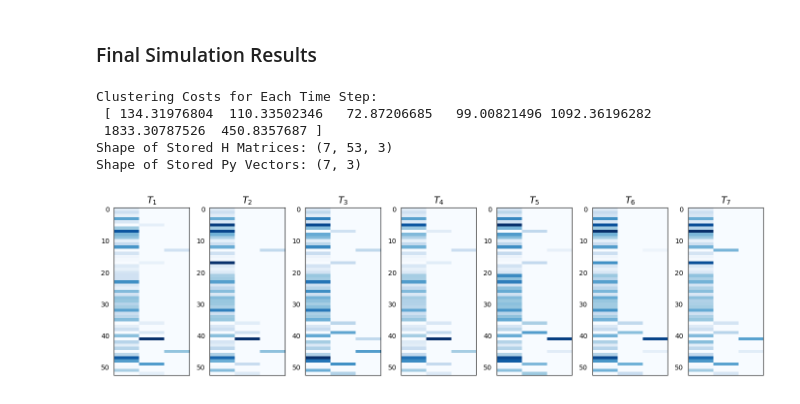
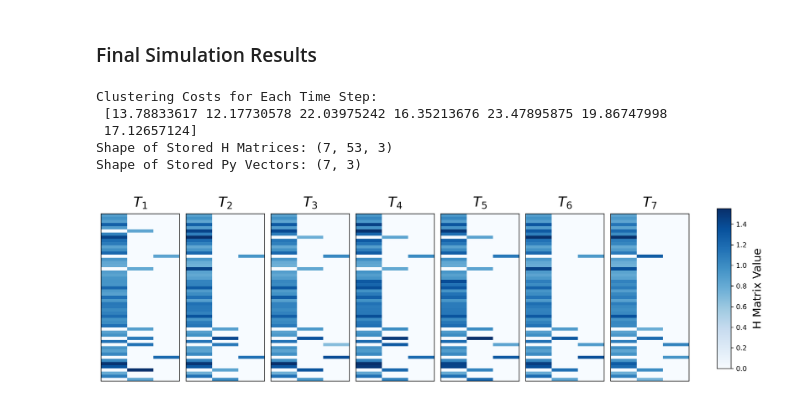
Before and after one commit to salar96/MEP-Orthogonal-NMF, a Jupyter notebook: ONMF_constrained.ipynb, the cells around one changed output. Cells and saved outputs as stored; diff of their text form; code cells hidden in the pictures.

```diff
--- a/ONMF_constrained.ipynb
+++ b/ONMF_constrained.ipynb
@@ -145,11 +146,12 @@ N, d = Xa.shape
 kmeans = KMeans(n_clusters=K, n_init=10)
 labels = kmeans.fit_predict(Xa_n)
 Y_kmeans_2 = kmeans.cluster_centers_
-Y_kmeans = scaler.inverse_transform(Y_kmeans_2)
+# Y_kmeans = scaler.inverse_transform(Y_kmeans_2)
+Y_kmeans = Y_kmeans_2
 P_kmeans = np.zeros((N, K))
 P_kmeans[np.arange(N), labels] = 1  # Assign 1s to the corresponding cluster indices
 # %%
-H = update_P(P_kmeans, Xa, Y_kmeans)
+H = update_P(P_kmeans, Xa_n, Y_kmeans)
 # %%
 # Set figure size and aspect ratio
 fig, ax = plt.subplots(figsize=(2, 6), dpi=100)  # Adjust width & height
@@ -656,7 +659,7 @@ Iteration 58: Solving for beta = 32.60851525067517
 Iteration 59: Solving for beta = 39.1302183008102
 Iteration 60: Solving for beta = 46.956261960972235
 # %%
-H = update_P(Pa_n_c_bin, Xa, Ya_n_c)
+H = update_P(Pa_n_c_bin, Xa_n, Ya_n_c)
 # %%
 # Set figure size and aspect ratio
 fig, ax = plt.subplots(figsize=(2, 6), dpi=100)  # Adjust width & height
@@ -709,12 +712,12 @@ for find in range(T):
 
     # Step 1: Perform clustering (unconstrained)
     Ya_2, Pa = clustering(Xa_n, m, pert, beta_final, alpha)
-    Ya = scaler.inverse_transform(Ya_2)   # Convert back to original scale
-    # Ya = Ya_2
+    # Ya = scaler.inverse_transform(Ya_2)   # Convert back to original scale
+    Ya = Ya_2
     Pa_bin = closest_binary_matrix(Pa)
 
     # Step 2: Compute clustering cost
-    D = Clustering_Cost(Xa, Ya, Pa_bin) * 1e-9
+    D = Clustering_Cost(Xa_n, Ya, Pa_bin)
     clustering_costs.append(D)  # Store the cost
 
     # Step 3: Compute permutation matrix and rearrange Pa and Ya
@@ -722,7 +725,7 @@ for find in range(T):
     Pa_bin, Ya = Pa_bin @ Pi, Pi.T @ Ya
 
     # Step 4: Compute H matrix
-    H = H = update_P(Pa_bin, Xa, Ya)
+    H = H = update_P(Pa_bin, Xa_n, Ya)
     H_matrices.append(H)  # Store H matrix
 
     # Step 5: Compute assignment vecors
@@ -740,32 +743,48 @@ print("Shape of Stored H Matrices:", H_matrices.shape)
 print("Shape of Stored Py Vectors:", Py_array.shape)
 # %% [output]
 Clustering Costs for Each Time Step:
- [ 134.31976804  110.33502346   72.87206685   99.00821496 1092.36196282
- 1833.30787526  450.8357687 ]
+ [13.78833617 12.17730578 22.03975242 16.35213676 23.47895875 19.86747998
+ 17.12657124]
 Shape of Stored H Matrices: (7, 53, 3)
 Shape of Stored Py Vectors: (7, 3)
 # %%
 # Set up 1x7 subplots
-fig, axes = plt.subplots(1, 7, figsize=(14, 4), dpi=100)
+fig, axes = plt.subplots(1, 7, figsize=(14, 4), dpi=300)
 
-# Iterate through each H matrix and plot it
+# Store images for color bar scaling
+ims = []
+
+# Iterate through each constrained H matrix and plot it
 for i in range(7):
     ax = axes[i]
     im = ax.imshow(H_matrices[i], cmap="Blues", aspect="auto", interpolation="nearest")
+    ims.append(im)  # Store for color bar
 
     # Remove x-axis labels and ticks
     ax.set_xticks([])
-    ax.set_xticklabels([])
-    ax.tick_params(left=False)
+    ax.set_yticks([])
+    ax.tick_params(left=False, bottom=False)
 
     # Add title for each subplot (T1, T2, ..., T7)
-    ax.set_title(r"$\mathit{T_" + str(i+1) + "}$", fontsize=14, fontweight='bold', style='italic')
+    ax.set_title(r"$\mathit{T_" + str(i+1) + "}$", fontsize=20, fontweight='bold', style='italic', pad=10)
 
 # Adjust layout for better spacing
 plt.tight_layout()
+
+# Add a smaller color bar outside
+fig.subplots_adjust(right=0.85)  # Make space for the color bar
+cbar_ax = fig.add_axes([0.89, 0.1, 0.02, 0.8])  # Smaller and centered color bar
+cbar = plt.colorbar(ims[-1], cax=cbar_ax)
+cbar.set_label("H Matrix Value", fontsize=16, labelpad=8)
+cbar.ax.tick_params(labelsize=10)
+
+# Save the figure (optional)
+plt.savefig("H_matrices_plot.png", dpi=600, bbox_inches='tight')
+
+# Show the plot
 plt.show()
 # %% [output]
-[figure, old version]
+[figure, new version]
 # %%
 np.random.seed(42)
 
```
Also changed, not shown: parts of 16 cells of this notebook, 6 other files.
